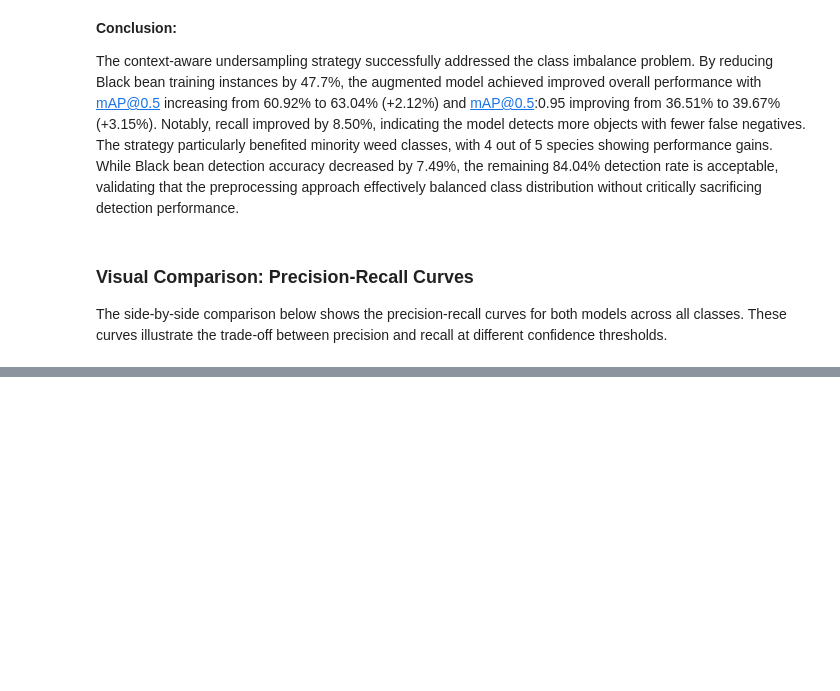
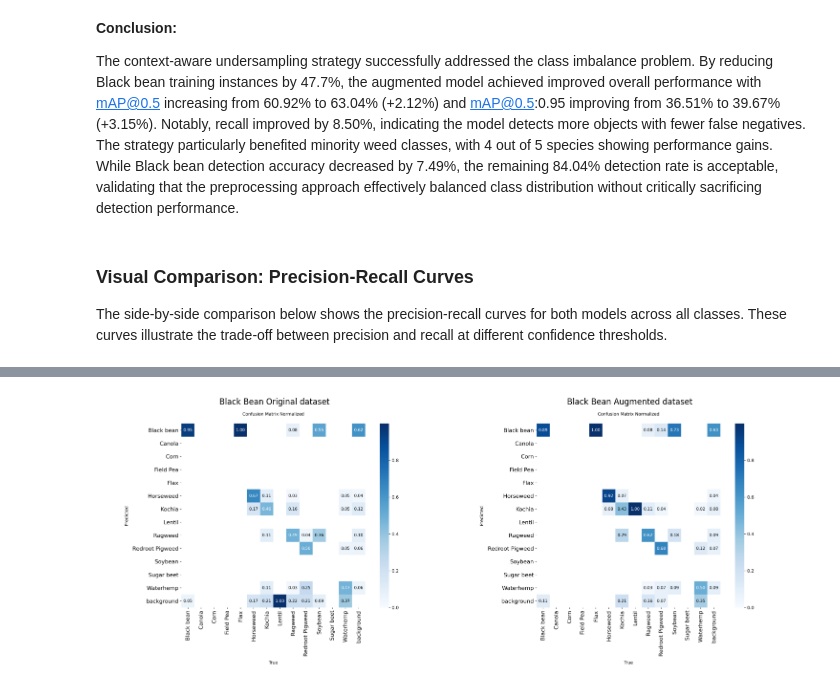
Before and after one commit to Crop-Guard/crop-weed-detection-v3, a Jupyter notebook: 02_data_preprocessing_ablation.ipynb, the cells around one changed output, grey strips where cells are left out. Cells and saved outputs as stored; diff of their text form; code cells hidden in the pictures; blank space fills up the shorter version.

```diff
--- a/02_data_preprocessing_ablation.ipynb
+++ b/02_data_preprocessing_ablation.ipynb
@@ -501,0 +493,32 @@ except Exception as e:
+# %%
+PATH_ORIGINAL = ORIGINAL_PATHS['plot_cm']
+PATH_AUGMENTED = AUGMENTED_PATHS['plot_cm']
+
+TITLE_ORIGINAL = ORIGINAL_PROJECT_NAME.replace('_', ' ').title()
+TITLE_AUGMENTED = AUGMENTED_PROJECT_NAME.replace('_', ' ').title()
+
+%matplotlib inline
+
+try:
+    img_original = Image.open(PATH_ORIGINAL)
+    img_augmented = Image.open(PATH_AUGMENTED)
+
+    fig, axes = plt.subplots(1, 2, figsize=(15, 7))
+
+    axes[0].imshow(img_original)
+    axes[0].set_title(f'{TITLE_ORIGINAL} dataset')
+    axes[0].axis('off')
+
+    axes[1].imshow(img_augmented)
+    axes[1].set_title(f'{TITLE_AUGMENTED} dataset')
+    axes[1].axis('off')
+
+    plt.tight_layout()
+    plt.show()
+
+except FileNotFoundError:
+    print("Error: One or both CM curve plots were not found.")
+except Exception as e:
+    print(f"An unexpected error occurred during image display: {e}")
+# %% [output]
+[figure, added]
```
Also changed, not shown: parts of 10 cells of this notebook, 23 other files.
